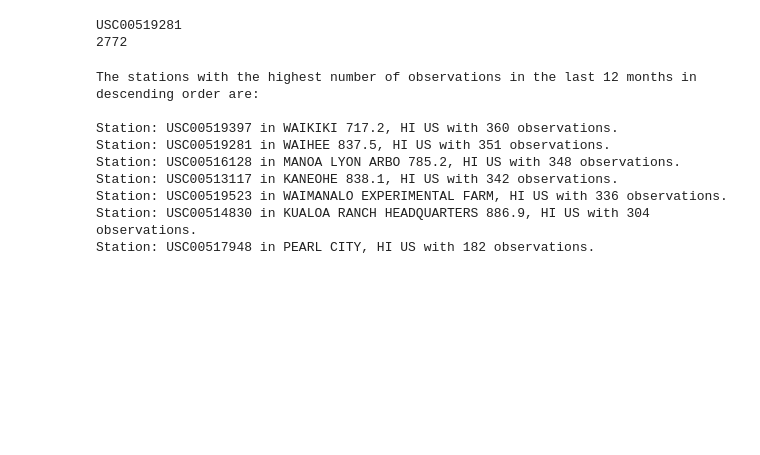
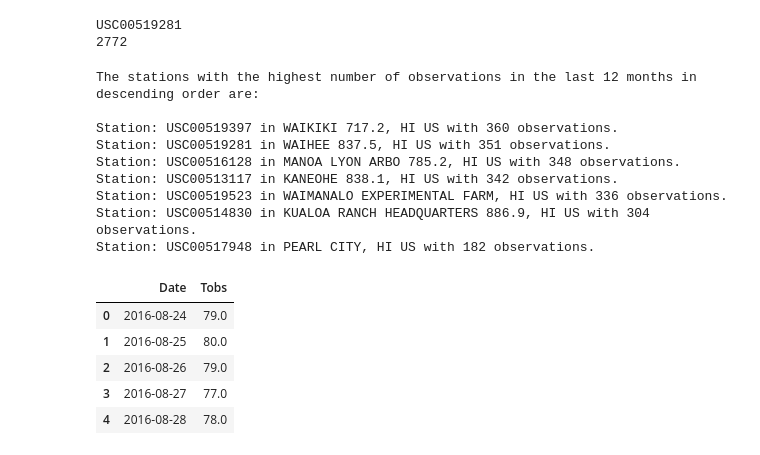
Before and after one commit to vst17/SurfsUPHAWAII, a Jupyter notebook: climate_analysis.ipynb, the cells around one changed output. Drawn from its saved outputs; the diff is of its cells as text; code cells hidden in the pictures; blank space fills up the shorter version.

```diff
--- a/climate_analysis.ipynb
+++ b/climate_analysis.ipynb
@@ -157,3 +157,20 @@ Station: USC00513117 in KANEOHE 838.1, HI US with 342 observations.
 Station: USC00519523 in WAIMANALO EXPERIMENTAL FARM, HI US with 336 observations.
 Station: USC00514830 in KUALOA RANCH HEADQUARTERS 886.9, HI US with 304 observations.
 Station: USC00517948 in PEARL CITY, HI US with 182 observations.
+# %%
+# Filter by the station with the highest number of observations.
+highest_obs = session.query(Measurement.date, Measurement.tobs).\
+    filter(Measurement.station == busiest_station[0]).\
+    filter(Measurement.date > first_date).\
+    order_by(Measurement.date).all()
+
+#DataFrame.
+highest_obs_df = pd.DataFrame(highest_obs, columns=['Date', 'Tobs'])
+tobs_df.head()
+# %% [output]
+|  | Date | Tobs |
+| 0 | 2016-08-24 | 79.0 |
+| 1 | 2016-08-25 | 80.0 |
+| 2 | 2016-08-26 | 79.0 |
+| 3 | 2016-08-27 | 77.0 |
+| 4 | 2016-08-28 | 78.0 |
```
Also changed, not shown: parts of 4 cells of this notebook.
